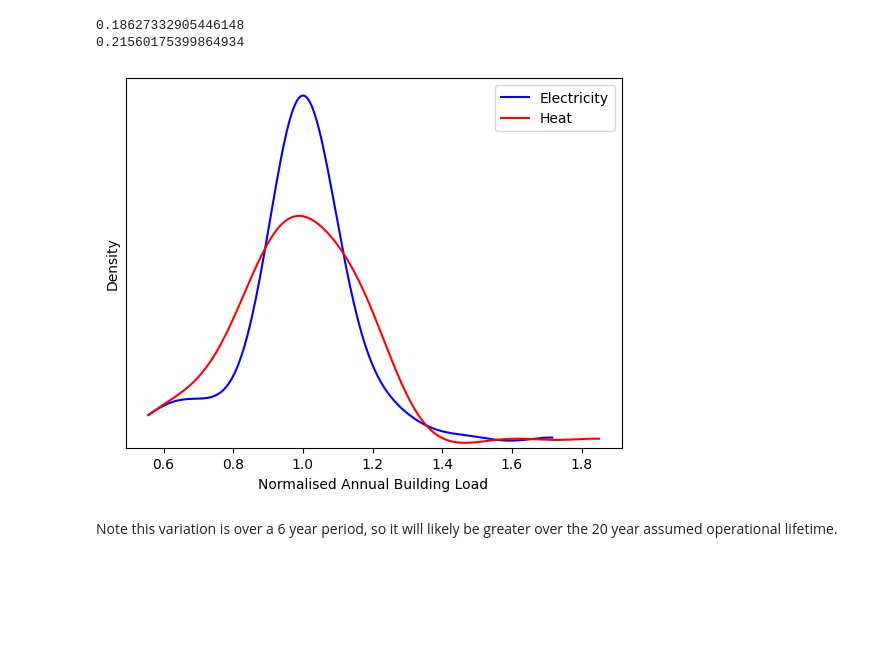
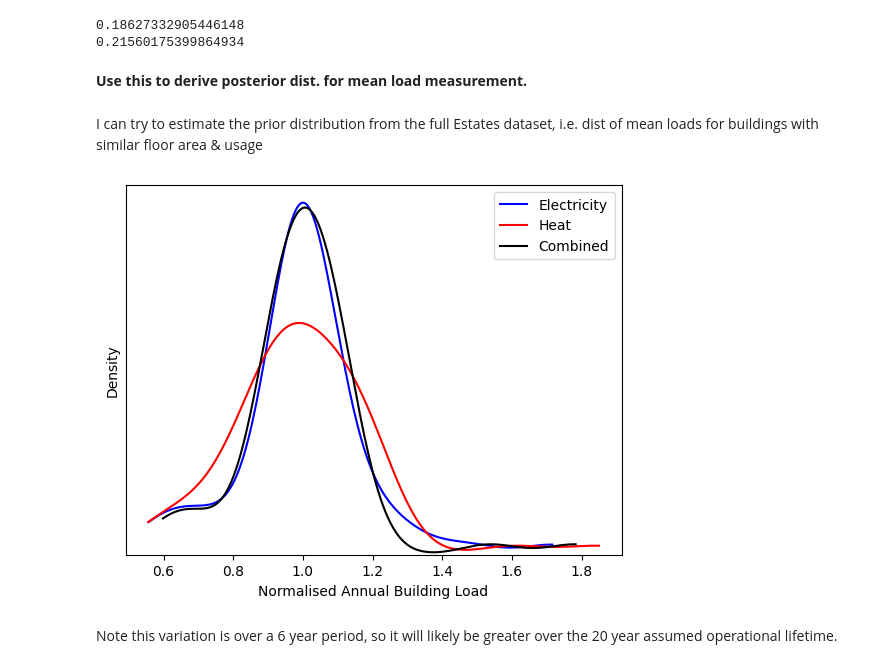
Before and after one commit to mal84emma/Building-Design-VoI, a Jupyter notebook: experiments/analyse_load_variability.ipynb, the cells around one changed output. Saved outputs shown, nothing was run; the diff lists cells and outputs as text; code cells hidden in the pictures; blank space fills up the shorter version.

```diff
--- a/experiments/analyse_load_variability.ipynb
+++ b/experiments/analyse_load_variability.ipynb
@@ -76,18 +76,23 @@ print(np.std(all_norm_heat_ann_loads))
 # %% [output]
 0.18627332905446148
 0.21560175399864934
+# %% [markdown]
+**Use this to derive posterior dist. for mean load measurement.**
+# %% [markdown]
+I can try to estimate the prior distribution from the full Estates dataset, i.e. dist of mean loads for buildings with similar floor area & usage
 # %%
 fig, ax = plt.subplots()
 sns.kdeplot(all_norm_elec_ann_loads, ax=ax, c='b', cut=0, levels=200, label='Electricity')
 sns.kdeplot(all_norm_heat_ann_loads, ax=ax, c='r', cut=0, levels=200, label='Heat')
+sns.kdeplot(np.mean([all_norm_elec_ann_loads,all_norm_heat_ann_loads],axis=0), ax=ax, c='k', cut=0, levels=200, label='Combined')
 plt.xlabel("Normalised Annual Building Load")
 plt.ylabel("Density")
 ax.set_yticks([])
 ax.set_yticklabels([])
 plt.legend()
 #plt.savefig(os.path.join('plots',"..."), format="pdf", bbox_inches="tight")
 plt.show()
 # %% [output]
-[figure, old version]
+[figure, new version]
 # %% [markdown]
 Note this variation is over a 6 year period, so it will likely be greater over the 20 year assumed operational lifetime.
```
Also changed, not shown: 1 other file.
